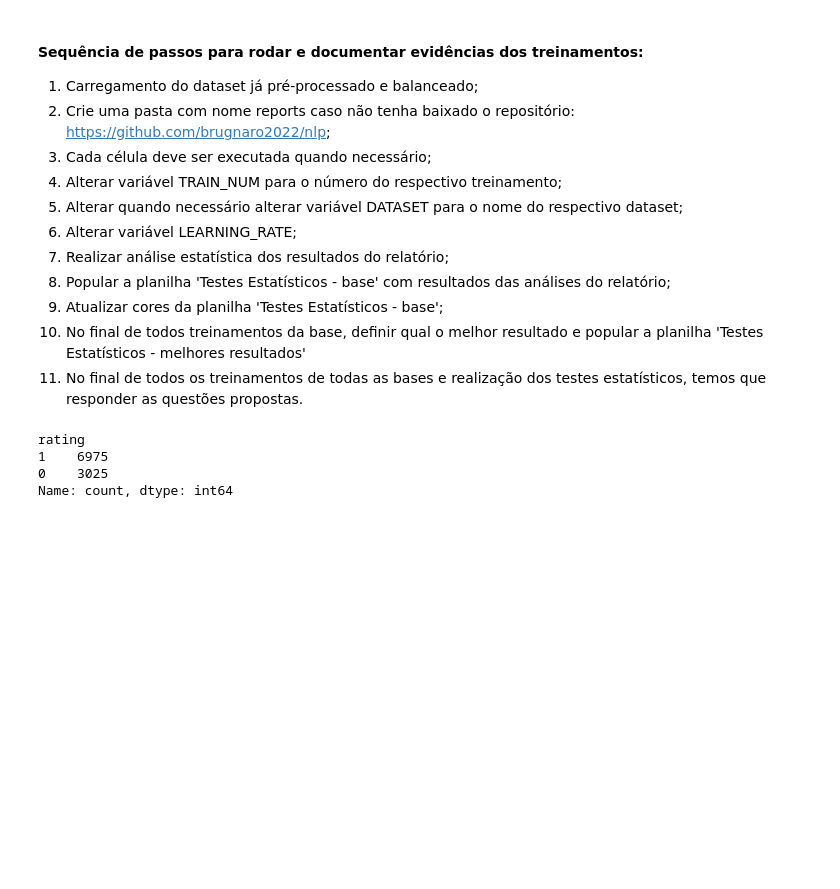
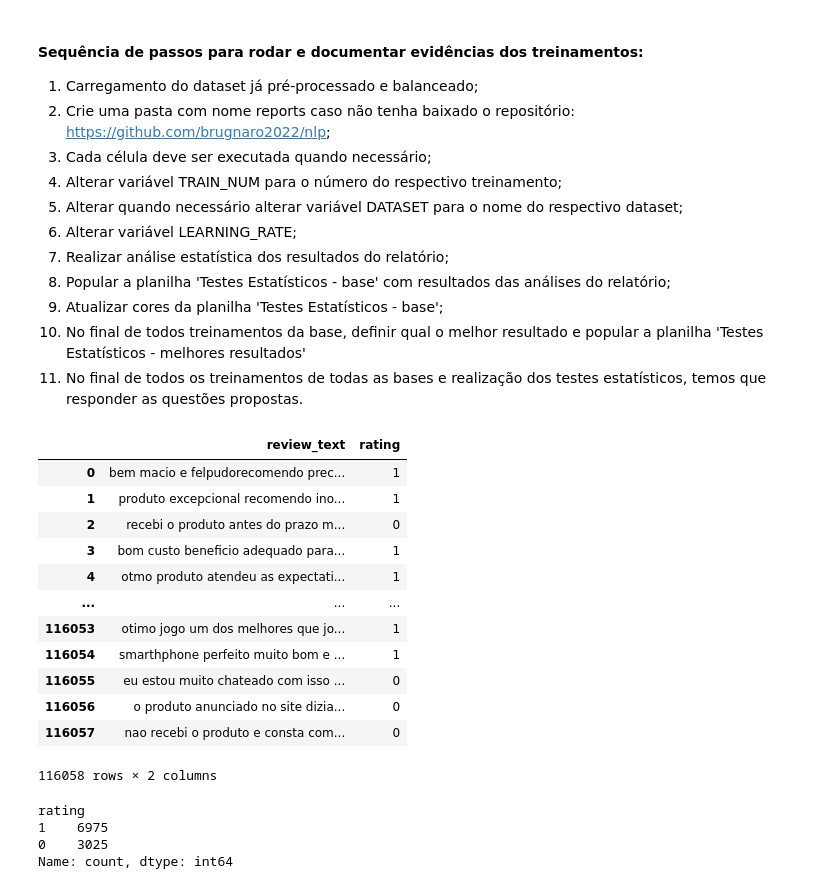
Before and after one commit to brugnaro2022/nlp, a Jupyter notebook: 01_tfidf_mlp.ipynb, the cells around one changed output. Saved outputs shown, nothing was run; the diff lists cells and outputs as text; code cells hidden in the pictures; blank space fills up the shorter version.

```diff
--- a/01_tfidf_mlp.ipynb
+++ b/01_tfidf_mlp.ipynb
@@ -49,9 +53,25 @@ MODEL = 'TFIDF+MLP'
 DATASET = 'b2w'
 # %%
 # Importação do dataset buscape
-df = pd.read_csv(f'../datasets/{DATASET}_preprocessed_balanced_cleared.csv')
+df = pd.read_csv(f'../datasets/{DATASET}_preprocessed_balanced_cleared_all_instances.csv')
 # %%
 batch_01 = df
+# %%
+batch_01
+# %% [output]
+|  | review_text | rating |
+| 0 | bem macio e felpudorecomendo prec... | 1 |
+| 1 | produto excepcional recomendo ino... | 1 |
+| 2 | recebi o produto antes do prazo m... | 0 |
+| 3 | bom custo beneficio adequado para... | 1 |
+| 4 | otmo produto atendeu as expectati... | 1 |
+| ... | ... | ... |
+| 116053 | otimo jogo um dos melhores que jo... | 1 |
+| 116054 | smarthphone perfeito muito bom e ... | 1 |
+| 116055 | eu estou muito chateado com isso ... | 0 |
+| 116056 | o produto anunciado no site dizia... | 0 |
+| 116057 | nao recebi o produto e consta com... | 0 |
+116058 rows × 2 columns
 # %%
 INSTANCES = batch_01.shape[0]
 # %%
```
Also changed, not shown: parts of 1 cell of this notebook, 4 other files.
